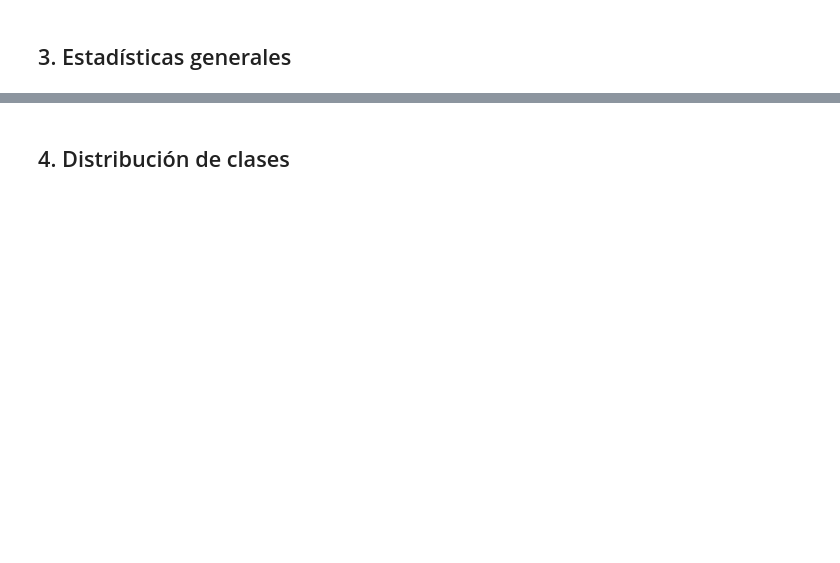
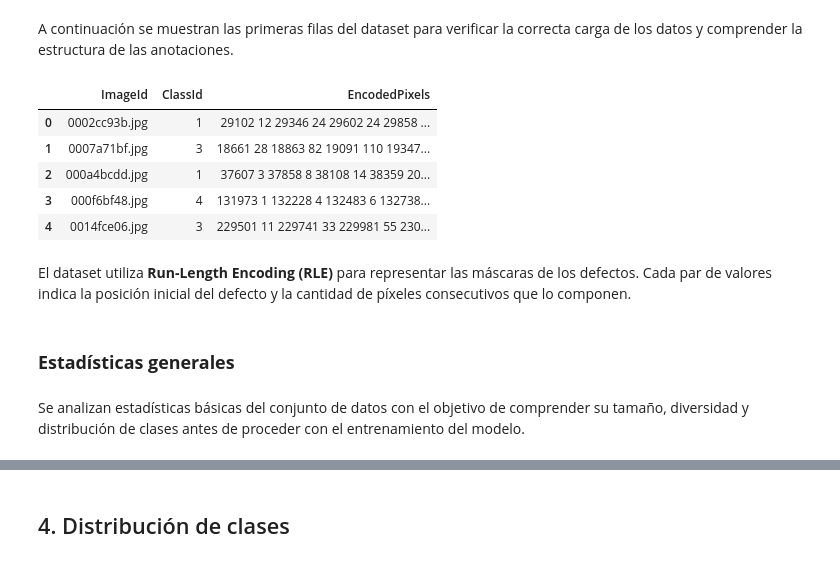
Before and after one commit to amesitos/steel-defect-segmentation, a Jupyter notebook: notebooks/EDA.ipynb, the cells around one changed output, grey strips where cells are left out. Drawn from its saved outputs; the diff is of its cells as text; code cells hidden in the pictures; blank space fills up the shorter version.

```diff
--- a/notebooks/EDA.ipynb
+++ b/notebooks/EDA.ipynb
@@ -13,10 +52,26 @@ from src.utils_rle import rle_decode
+# %% [markdown]
+A continuación se muestran las primeras filas del dataset para verificar
+la correcta carga de los datos y comprender la estructura de las anotaciones.
 # %%
-df = pd.read_csv("../data/train_split.csv")
+df = pd.read_csv("../data/original_train.csv")
 df.columns = ["ImageId", "ClassId", "EncodedPixels"]
 
 df.head()
+# %% [output]
+|  | ImageId | ClassId | EncodedPixels |
+| 0 | 0002cc93b.jpg | 1 | 29102 12 29346 24 29602 24 29858 ... |
+| 1 | 0007a71bf.jpg | 3 | 18661 28 18863 82 19091 110 19347... |
+| 2 | 000a4bcdd.jpg | 1 | 37607 3 37858 8 38108 14 38359 20... |
+| 3 | 000f6bf48.jpg | 4 | 131973 1 132228 4 132483 6 132738... |
+| 4 | 0014fce06.jpg | 3 | 229501 11 229741 33 229981 55 230... |
+# %% [markdown]
+El dataset utiliza **Run-Length Encoding (RLE)** para representar las máscaras de los defectos. Cada par de valores indica la posición inicial del defecto y la cantidad de píxeles consecutivos que lo componen.
 # %% [markdown]
-## 3. Estadísticas generales
+### **Estadísticas generales**
+# %% [markdown]
+Se analizan estadísticas básicas del conjunto de datos con el
+objetivo de comprender su tamaño, diversidad y distribución de clases antes de
+proceder con el entrenamiento del modelo.
 # %%
 print("Total de filas:", len(df))
 print("Total de imágenes únicas:", df["ImageId"].nunique())
```
Also changed, not shown: parts of 19 cells of this notebook, 11 other files.
